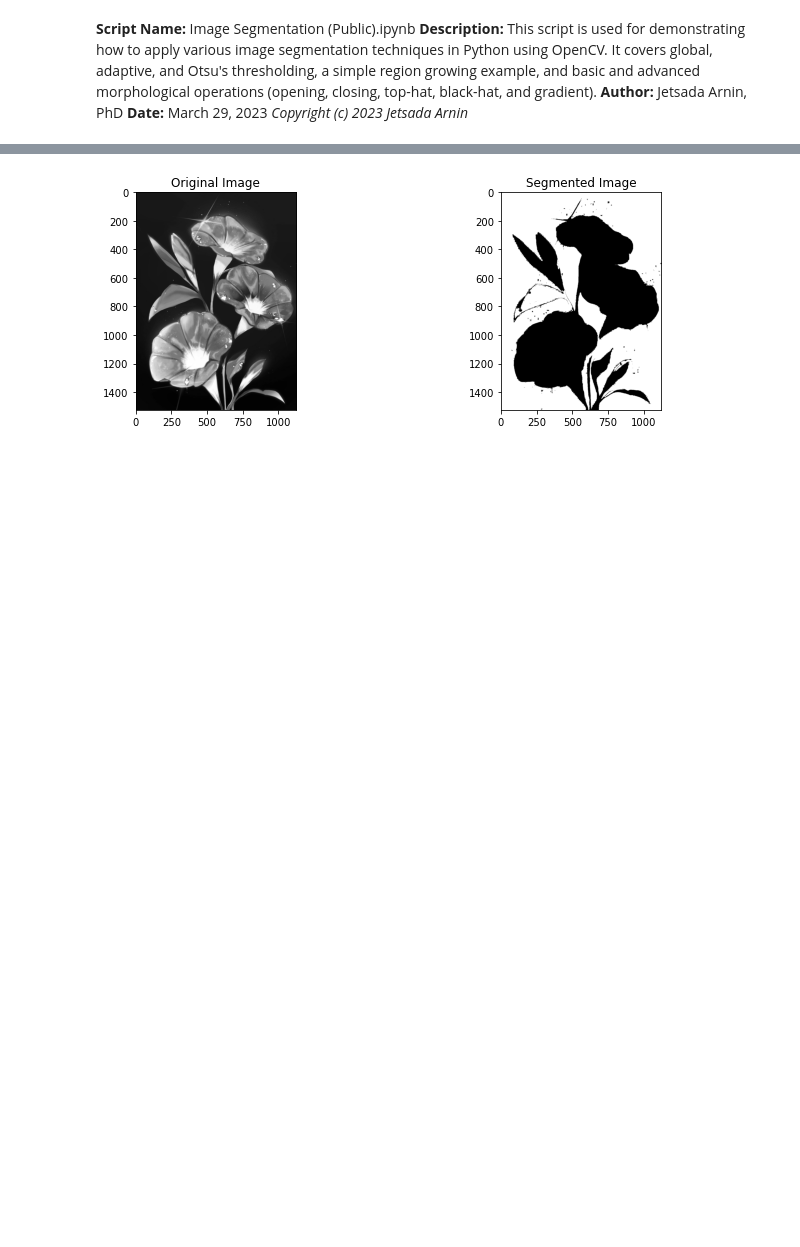
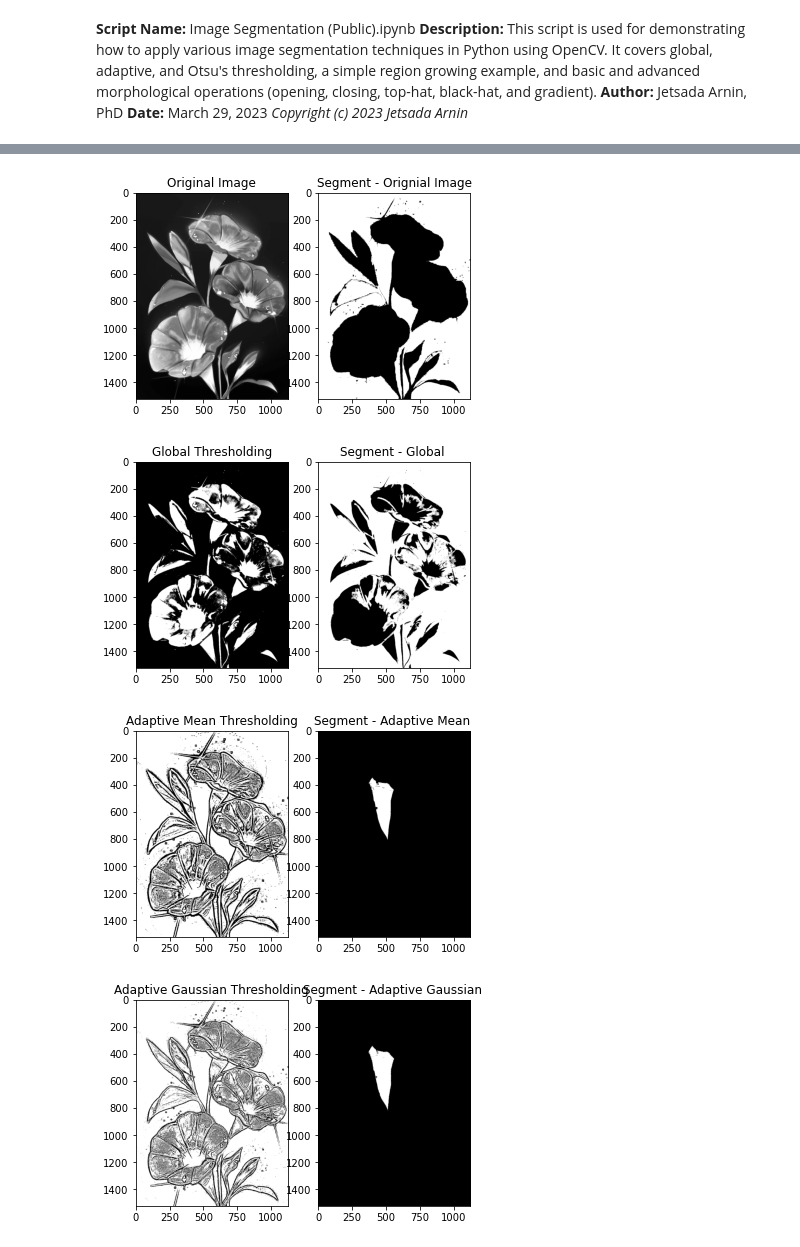
Before and after one commit to kimmchii/cv, a Jupyter notebook: jed/week11/Image_Segmentation_(Public).ipynb, the cells around one changed output, grey strips where cells are left out. Drawn from its saved outputs; the diff is of its cells as text; code cells hidden in the pictures; blank space fills up the shorter version.

```diff
--- a/jed/week11/Image_Segmentation_(Public).ipynb
+++ b/jed/week11/Image_Segmentation_(Public).ipynb
@@ -38,8 +38,8 @@ _, global_thresh = cv2.threshold(image, global_thresh_value, 255, cv2.THRESH_BIN
 # results, allowing for better separation of the foreground and background regions.
 
 # Define parameters
-block_size = 11
-c = 2
+block_size = 15
+c = 20
 
 # Perform adaptive mean thresholding
 mean_thresh = cv2.adaptiveThreshold(image, 255, cv2.ADAPTIVE_THRESH_MEAN_C, cv2.THRESH_BINARY, block_size, c)
@@ -96,33 +96,53 @@ def region_growing(img, seed, threshold=10):
     return region
 
 # Set the seed point and the threshold
 # --> The seed point is the starting point for the region growing algorithm.
 # By changing the seed point, you can change the region that gets segmented in the image.
 # --> The intensity threshold determines the maximum allowed intensity difference between
 # neighboring pixels for them to be considered as part of the same region.
 # By changing the intensity threshold, you can control the smoothness and homogeneity
 # of the segmented region. A lower threshold value will result in a region with more
 # homogeneous intensity values, while a higher threshold will allow for more variation
 # in intensity values within the segmented region.
 
 # # Define the seed point
 # seed_point = (150, 150)
 # # Set the intensity threshold
 # intensity_threshold = 5
 
 
 # Define the seed point
 seed_point = (500, 500)
 # Set the intensity threshold
 intensity_threshold = 5
 
 # Apply the region growing algorithm
 segmented_image = region_growing(image, seed_point, intensity_threshold)
+segmented_image2 = region_growing(global_thresh, seed_point, intensity_threshold)
+segmented_image3 = region_growing(mean_thresh, seed_point, intensity_threshold)
+segmented_image4 = region_growing(gaussian_thresh, seed_point, intensity_threshold)
+segmented_image5 = region_growing(otsu_thresh, seed_point, intensity_threshold)
 
 # Display the results
-plt.figure(figsize=(12, 4))
+# plt.figure(figsize=(,12))
+plt.figure(1)
 plt.subplot(1, 2, 1), plt.imshow(image, cmap='gray'), plt.title('Original Image')
-plt.subplot(1, 2, 2), plt.imshow(segmented_image, cmap='gray'), plt.title('Segmented Image')
+plt.subplot(1, 2, 2), plt.imshow(segmented_image, cmap='gray'), plt.title('Segment - Orignial Image')
+plt.figure(2)
+plt.subplot(1, 2, 1), plt.imshow(global_thresh, cmap='gray'), plt.title("Global Thresholding")
+plt.subplot(1, 2, 2), plt.imshow(segmented_image2, cmap='gray'), plt.title("Segment - Global ")
+plt.figure(3)
+plt.subplot(1, 2, 1), plt.imshow(mean_thresh, cmap='gray'), plt.title("Adaptive Mean Thresholding")
+plt.subplot(1, 2, 2), plt.imshow(segmented_image3, cmap='gray'), plt.title("Segment - Adaptive Mean ")
+plt.figure(4)
+plt.subplot(1, 2, 1), plt.imshow(gaussian_thresh, cmap='gray'), plt.title("Adaptive Gaussian Thresholding")
+plt.subplot(1, 2, 2), plt.imshow(segmented_image4, cmap='gray'), plt.title("Segment - Adaptive Gaussian ")
+plt.figure(5)
+plt.subplot(1, 2, 1), plt.imshow(otsu_thresh, cmap='gray'), plt.title("Otsu's Thresholding")
+plt.subplot(1, 2, 2), plt.imshow(segmented_image5, cmap='gray'), plt.title("Segment - Otsu's ")
 plt.show()
 # %% [output]
-[figure, old version]
+[figure, new version]
+[figure, added]
+[figure, added]
+[figure, added]
```
Also changed, not shown: parts of 3 cells of this notebook, 7 other files.
